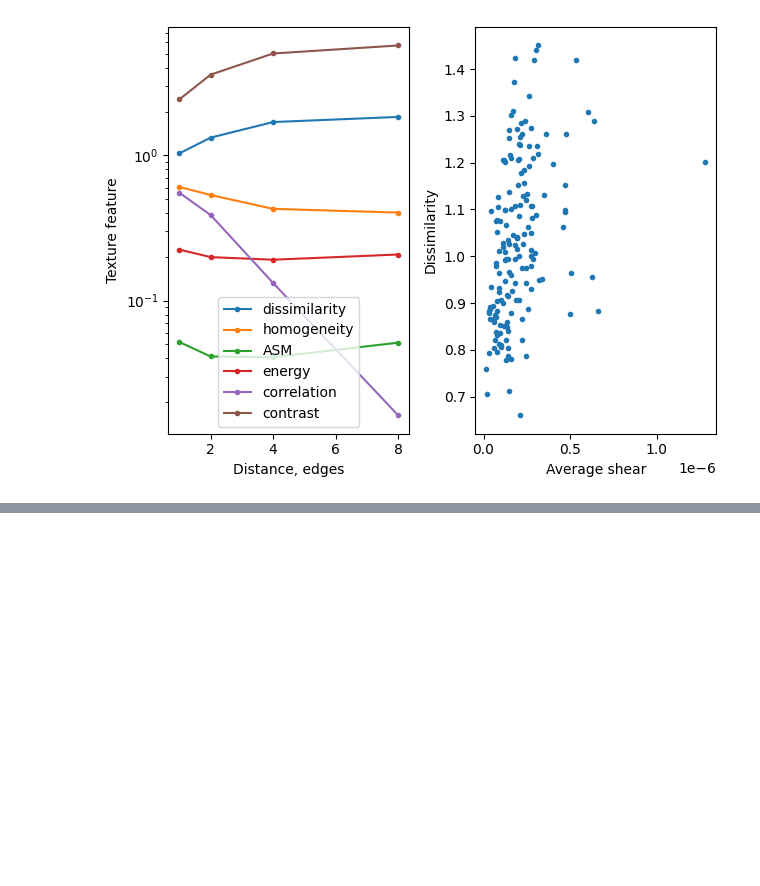
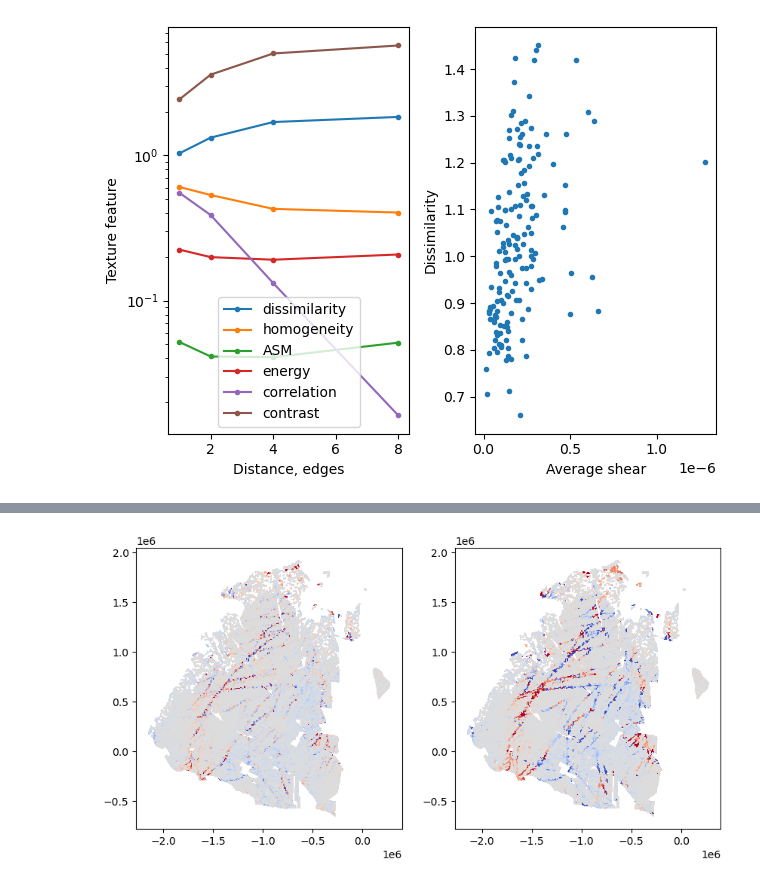
Before and after one commit to nansencenter/ice_deformation_analysis, a Jupyter notebook: tutorials/02_visualise_rgps_results.ipynb, the cells around one changed output, grey strips where cells are left out. Drawn from its saved outputs; the diff is of its cells as text; code cells hidden in the pictures; blank space fills up the shorter version.

Commit message:
add filter_f1; fix lkf_detection

```diff
--- a/tutorials/02_visualise_rgps_results.ipynb
+++ b/tutorials/02_visualise_rgps_results.ipynb
@@ -194,0 +200,17 @@ Text(0, 0.5, 'Average conjugate fault intersection angle')
+# %%
+day_seconds = 24 * 60 * 60
+
+p = pairs[0]
+d = defor[0]
+fig, axs = plt.subplots(1, 2, figsize=(10, 5))
+for p, d in zip(pairs, defor):
+    if date_begin <= p.d0 <= date_end:
+        axs[0].tripcolor(p.x0, p.y0, p.t, d.e1 * day_seconds, mask=~p.g, cmap='coolwarm', vmin=-0.1, vmax=0.1)
+        e1o = filter_e1(d.e1 * day_seconds, d.e2 * day_seconds, p.t, n=7, min_et=0.05)
+        axs[1].tripcolor(p.x0, p.y0, p.t, e1o, mask=~p.g, cmap='coolwarm', vmin=-0.1, vmax=0.1)
+
+for ax in axs:
+    ax.set_aspect('equal')
+plt.show()
+# %% [output]
+[figure, added]
```
Also changed, not shown: parts of 8 cells of this notebook, 3 other files.
